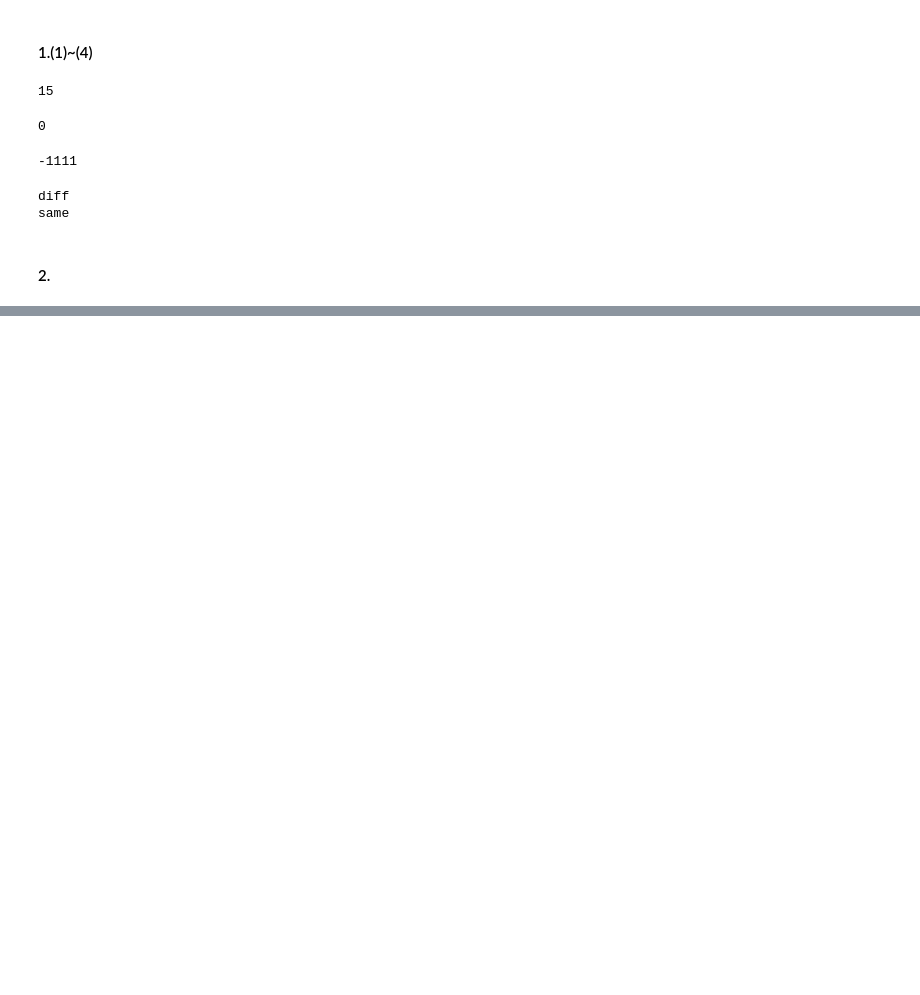
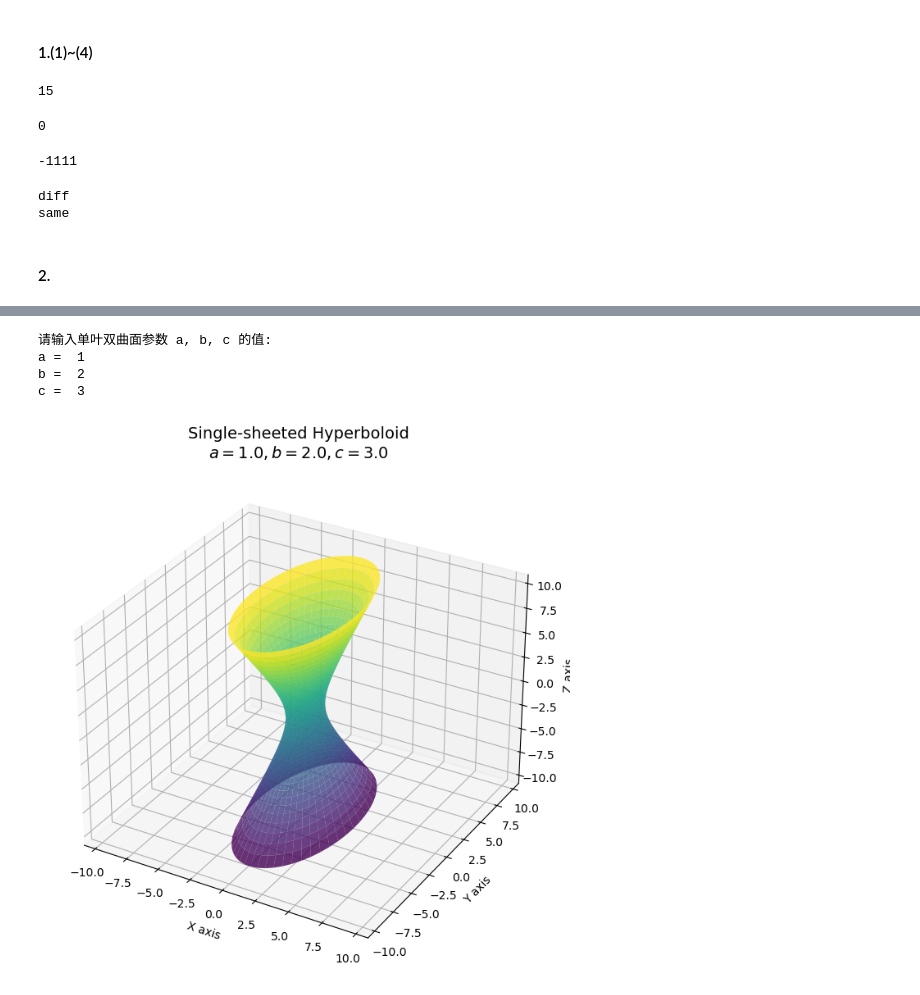
Before and after one commit to mengzihahaha/numerical_apro, a Jupyter notebook: asignment.ipynb, the cells around one changed output, grey strips where cells are left out. Cells and saved outputs as stored; diff of their text form; code cells hidden in the pictures; blank space fills up the shorter version.

```diff
--- a/asignment.ipynb
+++ b/asignment.ipynb
@@ -64,0 +542,71 @@ a=[1,2,3,5,4]
+# %%
+from mpl_toolkits.mplot3d import Axes3D
+
+def plot_hyperboloid(a, b, c):
+    """
+    绘制单叶双曲面 x^2/a^2 + y^2/b^2 - z^2/c^2 = 1
+    """
+    # 1. 创建参数网格
+    # theta: 0 到 2*pi
+    # u: -2 到 2 (可以根据需要调整范围以改变高度)
+    theta = np.linspace(0, 2 * np.pi, 50)
+    u = np.linspace(-2, 2, 50)
+
+    # 生成网格矩阵
+    theta, u = np.meshgrid(theta, u)
+
+    # 2. 计算坐标点
+    x = a * np.cos(theta) * np.cosh(u)
+    y = b * np.sin(theta) * np.cosh(u)
+    z = c * np.sinh(u)
+
+    # 3. 创建 3D 图形
+    fig = plt.figure(figsize=(10, 8))
+    ax = fig.add_subplot(111, projection='3d')
+
+    # 4. 绘制曲面
+    # cmap='viridis' 设置颜色映射, alpha=0.8 设置透明度
+    ax.plot_surface(x, y, z, cmap='viridis', edgecolor='none', alpha=0.8)
+
+    # 5. 设置标题和标签
+    title = f'Single-sheeted Hyperboloid\n$a={a}, b={b}, c={c}$'
+    ax.set_title(title, fontsize=14)
+    ax.set_xlabel('X axis')
+    ax.set_ylabel('Y axis')
+    ax.set_zlabel('Z axis')
+
+    # 6. 设置坐标轴比例一致（可选，防止变形）
+    # 注意：在较新版本的 matplotlib 中 set_box_aspect 可能更适用，或者手动设置 limits
+    max_range = np.array([x.max()-x.min(), y.max()-y.min(), z.max()-z.min()]).max() / 2.0
+    mid_x = (x.max()+x.min()) * 0.5
+    mid_y = (y.max()+y.min()) * 0.5
+    mid_z = (z.max()+z.min()) * 0.5
+    ax.set_xlim(mid_x - max_range, mid_x + max_range)
+    ax.set_ylim(mid_y - max_range, mid_y + max_range)
+    ax.set_zlim(mid_z - max_range, mid_z + max_range)
+
+    plt.show()
+
+if __name__ == "__main__":
+    try:
+        # 获取用户输入
+        print("请输入单叶双曲面参数 a, b, c 的值:")
+        a_val = float(input("a = "))
+        b_val = float(input("b = "))
+        c_val = float(input("c = "))
+
+        if a_val == 0 or b_val == 0 or c_val == 0:
+            print("错误：a, b, c 不能为 0")
+        else:
+            plot_hyperboloid(a_val, b_val, c_val)
+
+    except ValueError:
+        print("输入无效，请输入数字。")
+    except Exception as e:
+        print(f"发生错误: {e}")
+# %% [output]
+请输入单叶双曲面参数 a, b, c 的值:
+a =  1
+b =  2
+c =  3
+[figure, added]
```
Also changed, not shown: parts of 13 cells of this notebook, 3 other files.
